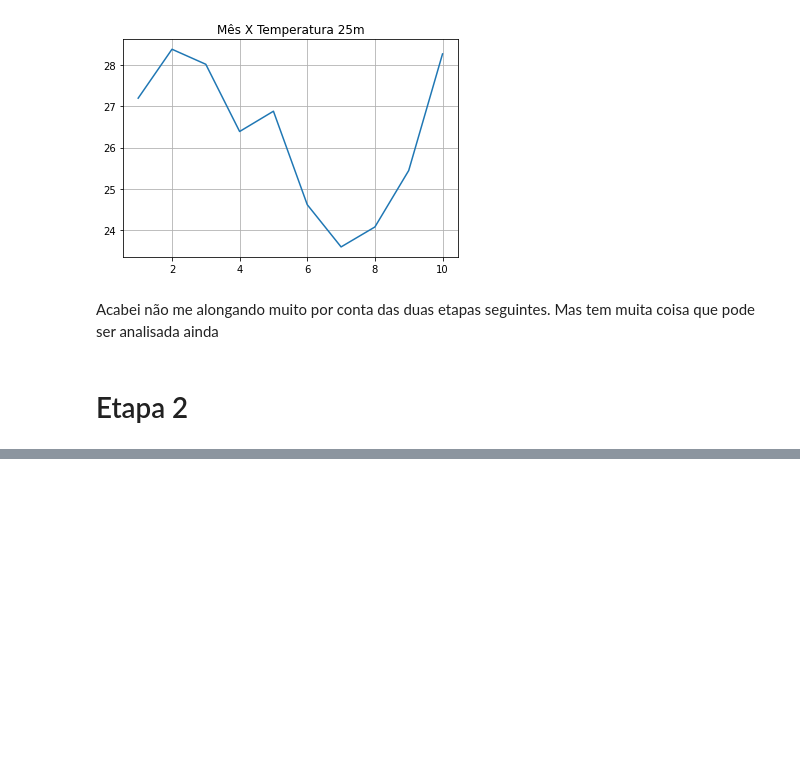
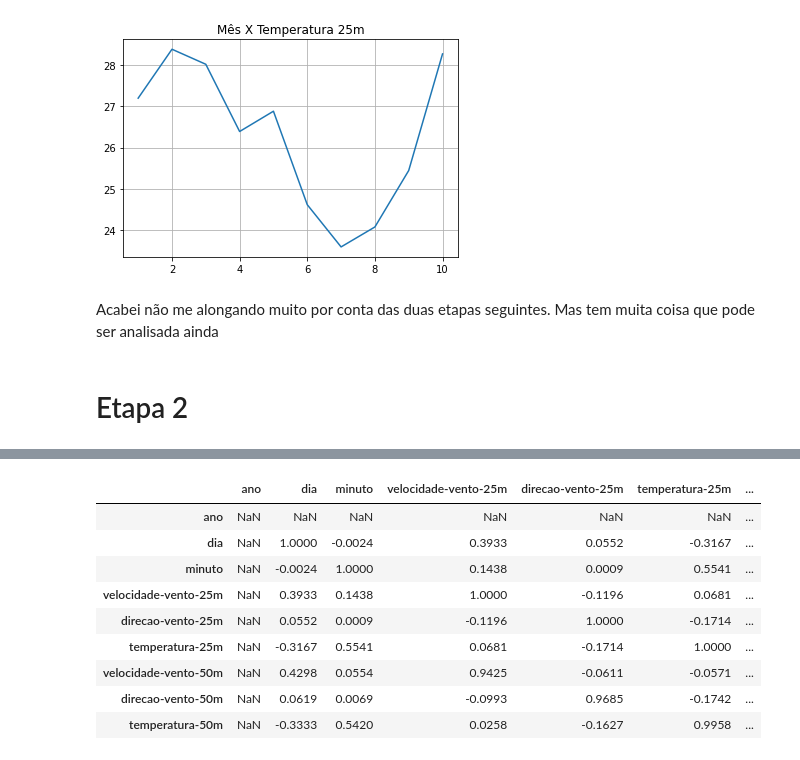
Before and after one commit to ClovisMonteiro/CCIA, a Jupyter notebook: CCIA.ipynb, the cells around one changed output, grey strips where cells are left out. Cells and saved outputs as stored; diff of their text form; code cells hidden in the pictures; blank space fills up the shorter version.

```diff
--- a/CCIA.ipynb
+++ b/CCIA.ipynb
@@ -277,0 +395,16 @@ Acabei não me alongando muito por conta das duas etapas seguintes. Mas tem muit
+# %%
+treino.corr().round(4)
+
+# Resultado: Temperatura-25m, possui uma boa coorelação com a variável minuto.
+# as temperaturas também tem ligação direta com a velocidade do vento
+# %% [output]
+|  | ano | dia | minuto | velocidade-vento-25m | direcao-vento-25m | temperatura-25m | ... |
+| ano | NaN | NaN | NaN | NaN | NaN | NaN | ... |
+| dia | NaN | 1.0000 | -0.0024 | 0.3933 | 0.0552 | -0.3167 | ... |
+| minuto | NaN | -0.0024 | 1.0000 | 0.1438 | 0.0009 | 0.5541 | ... |
+| velocidade-vento-25m | NaN | 0.3933 | 0.1438 | 1.0000 | -0.1196 | 0.0681 | ... |
+| direcao-vento-25m | NaN | 0.0552 | 0.0009 | -0.1196 | 1.0000 | -0.1714 | ... |
+| temperatura-25m | NaN | -0.3167 | 0.5541 | 0.0681 | -0.1714 | 1.0000 | ... |
+| velocidade-vento-50m | NaN | 0.4298 | 0.0554 | 0.9425 | -0.0611 | -0.0571 | ... |
+| direcao-vento-50m | NaN | 0.0619 | 0.0069 | -0.0993 | 0.9685 | -0.1742 | ... |
+| temperatura-50m | NaN | -0.3333 | 0.5420 | 0.0258 | -0.1627 | 0.9958 | ... |
```
Also changed, not shown: parts of 46 cells of this notebook.
